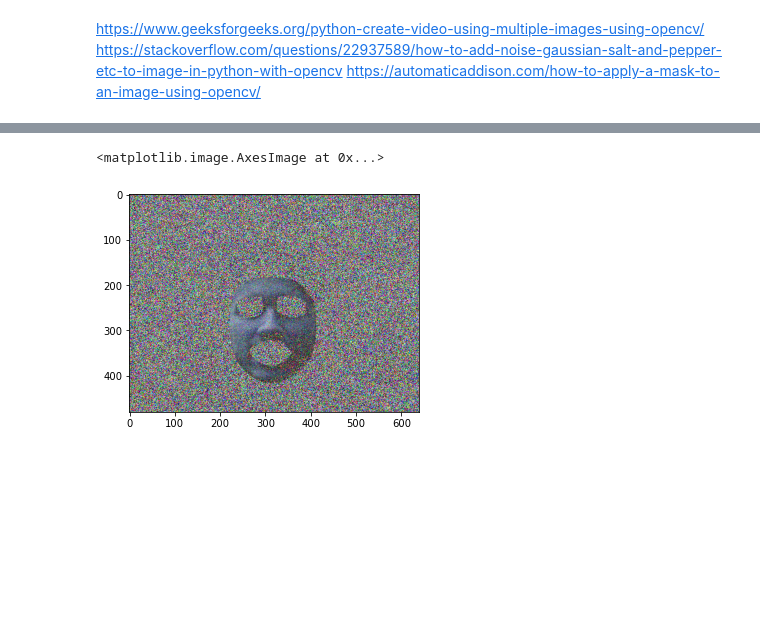
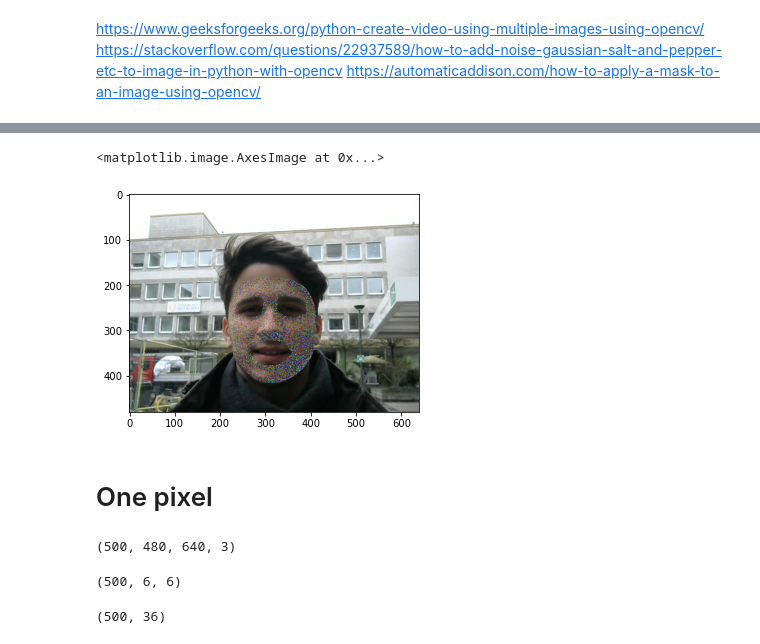
Before and after one commit to AndreasLH/Heart-Rate-Estimation, a Jupyter notebook: notebooks/swap_face_color.ipynb, the cells around one changed output, grey strips where cells are left out. Saved outputs shown, nothing was run; the diff lists cells and outputs as text; code cells hidden in the pictures; blank space fills up the shorter version.

```diff
--- a/notebooks/swap_face_color.ipynb
+++ b/notebooks/swap_face_color.ipynb
@@ -167,5 +162,12 @@ plt.imshow(visualize_skin_coll[400])
-# %%
-plt.imshow(im)
-# %% [output]
-<matplotlib.image.AxesImage at 0x...>
-[figure, removed]
+# %%
+# TODO: skal måske også overveje hvad der skal ved grænseovergangen med ansigtet
+plt.imshow(cv2.cvtColor(im,cv2.COLOR_BGR2RGB));
+# %% [output]
+<matplotlib.image.AxesImage at 0x...>
+[figure, added]
+# %% [markdown]
+# One pixel
+# %%
+frames.shape
+# %% [output]
+(500, 480, 640, 3)
@@ -171,0 +177,4 @@ plt.imshow(im)
+# %%
+pix.shape
+# %% [output]
+(500, 6, 6)
@@ -171,0 +191,4 @@ plt.imshow(im)
+# %%
+b.shape
+# %% [output]
+(500, 36)
```
Also changed, not shown: parts of 19 cells of this notebook.
